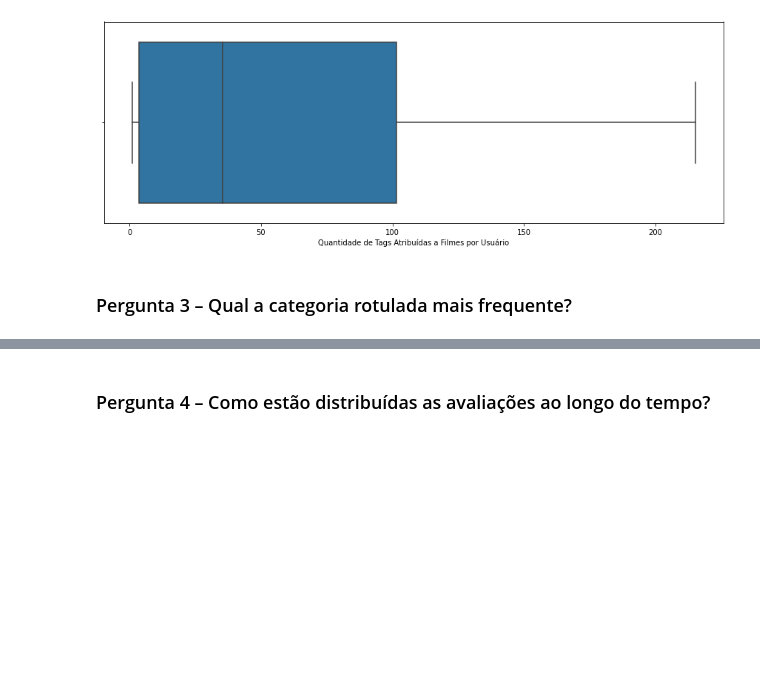
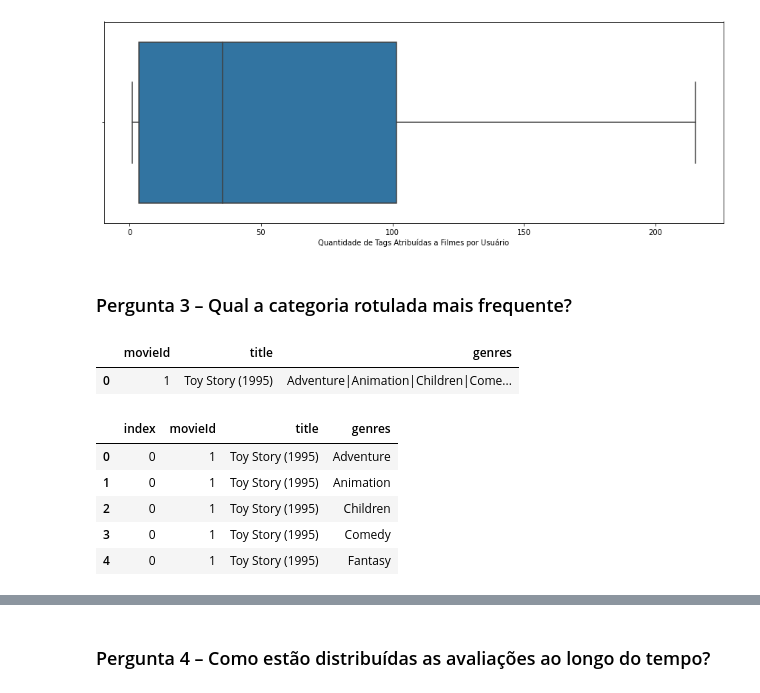
Before and after one commit to thpomari/posgraduacao, a Jupyter notebook: atividades/avaliacao_1/D1EAD-Avaliacao_1.ipynb, the cells around one changed output, grey strips where cells are left out. Saved outputs shown, nothing was run; the diff lists cells and outputs as text; code cells hidden in the pictures; blank space fills up the shorter version.

```diff
--- a/atividades/avaliacao_1/D1EAD-Avaliacao_1.ipynb
+++ b/atividades/avaliacao_1/D1EAD-Avaliacao_1.ipynb
@@ -304,3 +293,20 @@ Text(0.5, 0, 'Quantidade de Tags Atribuídas a Filmes por Usuário')
 [figure]
 # %% [markdown]
 ### Pergunta 3 – Qual a categoria rotulada mais frequente?
+# %%
+df_movies.head(n=1)
+# %% [output]
+|  | movieId | title | genres |
+| 0 | 1 | Toy Story (1995) | Adventure|Animation|Children|Come... |
+# %%
+df_movies_genres_exploded = df_movies.replace(to_replace='\|', value=',', regex=True)
+df_movies_genres_exploded['genres'] = df_movies_genres_exploded["genres"].str.split(",")
+df_movies_genres_exploded = df_movies_genres_exploded.explode('genres').reset_index()
+df_movies_genres_exploded.query('movieId == 1')
+# %% [output]
+|  | index | movieId | title | genres |
+| 0 | 0 | 1 | Toy Story (1995) | Adventure |
+| 1 | 0 | 1 | Toy Story (1995) | Animation |
+| 2 | 0 | 1 | Toy Story (1995) | Children |
+| 3 | 0 | 1 | Toy Story (1995) | Comedy |
+| 4 | 0 | 1 | Toy Story (1995) | Fantasy |
```
Also changed, not shown: parts of 9 cells of this notebook.
